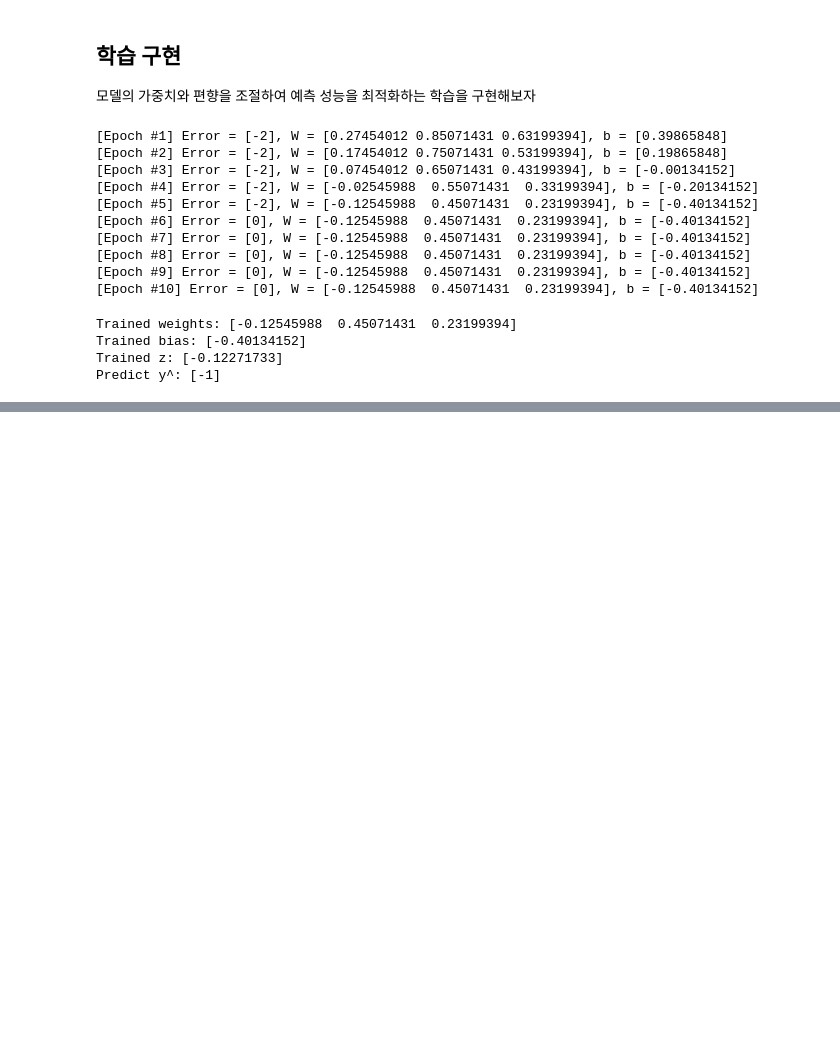
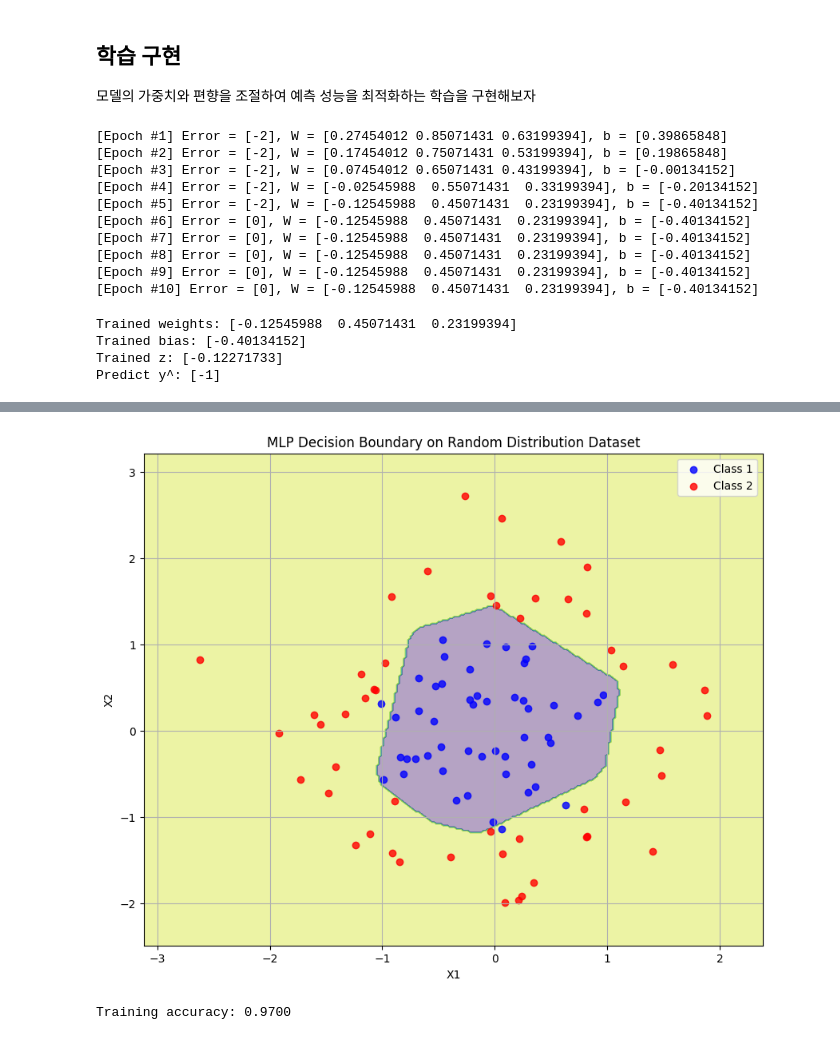
Before and after one commit to LazoYoung/ai-sandbox, a Jupyter notebook: perceptron.ipynb, the cells around one changed output, grey strips where cells are left out. Drawn from its saved outputs; the diff is of its cells as text; code cells hidden in the pictures; blank space fills up the shorter version.

```diff
--- a/perceptron.ipynb
+++ b/perceptron.ipynb
@@ -201,0 +331,8 @@ draw_plane_with_normal(coef)
+# %%
+visualize_classifier(mlp, X_train, X1_class1, X1_class2)
+# %% [output]
+[figure, added]
+# %%
+print(f"Training accuracy: {mlp.score(X_train_scaled, y_train):.4f}")
+# %% [output]
+Training accuracy: 0.9700
```
Also changed, not shown: parts of 17 cells of this notebook, 1 other file.
